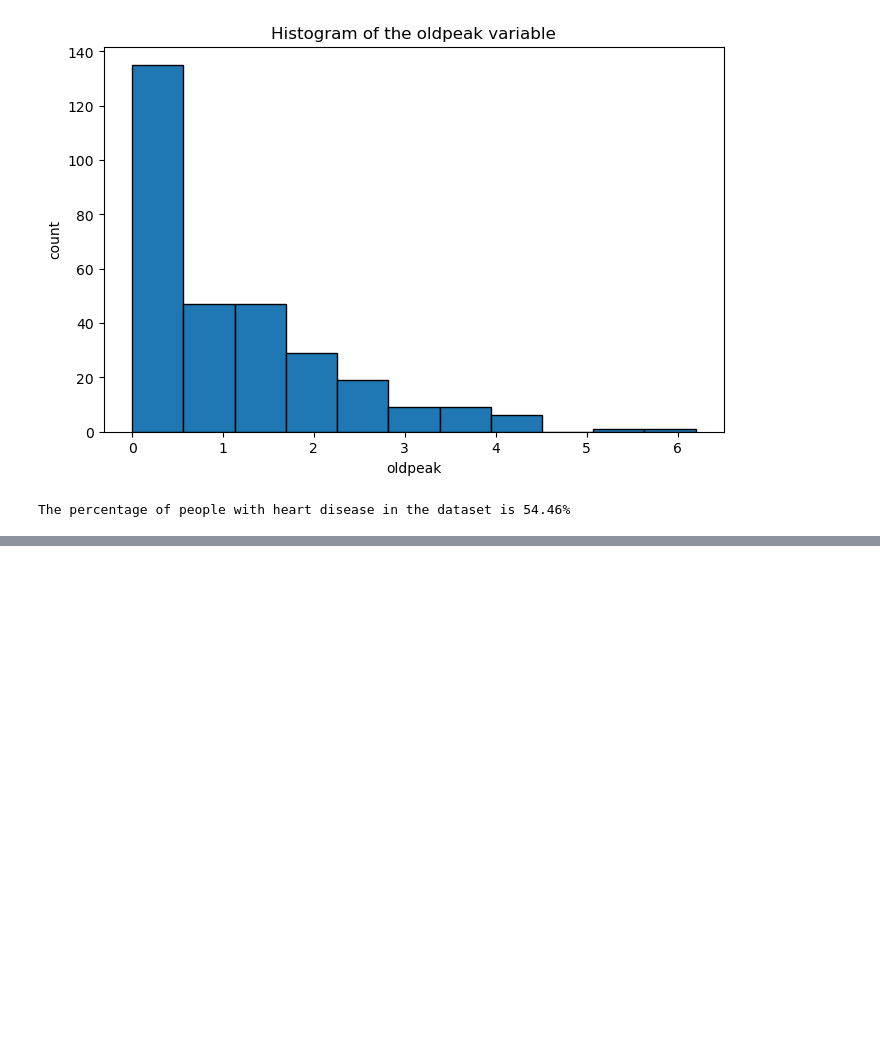
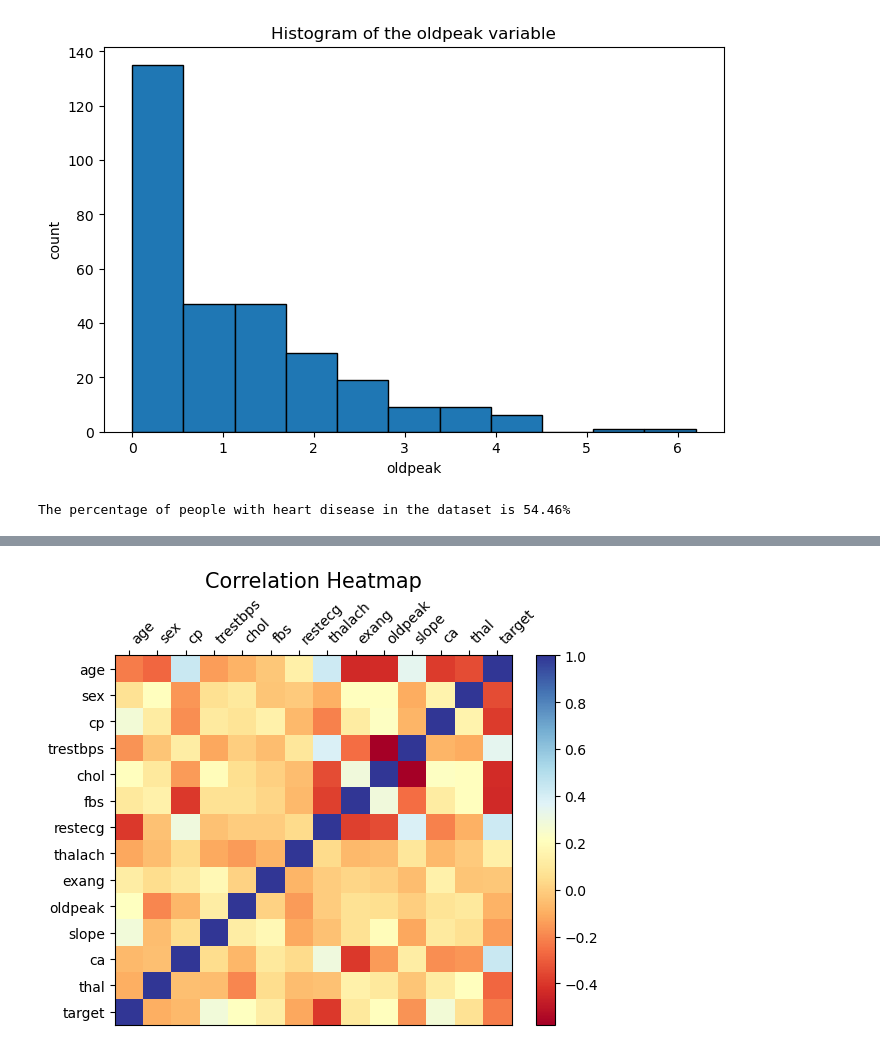
Before and after one commit to rhodri15/heart-disease-project, a Jupyter notebook: EDA.ipynb, the cells around one changed output, grey strips where cells are left out. Drawn from its saved outputs; the diff is of its cells as text; code cells hidden in the pictures; blank space fills up the shorter version.

```diff
--- a/EDA.ipynb
+++ b/EDA.ipynb
@@ -31,6 +30,24 @@ def get_boxplot(data, variable):
     plt.title('Boxplot of the ' + variable + ' variable')
     plt.ylabel(variable)
     return plt.show
+# %%
+def get_correlation_heatmap(corr_df):
+    x_axis_labels = list(corr_df.columns)
+    y_axis_labels = list(reversed(x_axis_labels))
+
+    fig, ax = plt.subplots()
+
+    ax.xaxis.tick_top()
+    ax.set_xticks([x + 0.5 for x in range(len(corr_df))])
+    ax.set_xticklabels(x_axis_labels, rotation=45, horizontalalignment='left')
+    ax.set_yticks([x + 0.5 for x in range(len(corr_df))])
+    ax.set_yticklabels(y_axis_labels)
+
+    pcm = ax.pcolormesh(corr_df, cmap='RdYlBu')
+    fig.colorbar(mappable=pcm, ax=ax)
+
+    ax.set_title('Correlation Heatmap', fontsize=15)
+    fig.show()
 # %%
 def mean(data, variable):
     """
@@ -109,3 +148,6 @@ heart_disease_rate = mean(df, 'target')
 print(f'The percentage of people with heart disease in the dataset is {round(100*heart_disease_rate, 2)}%')
 # %% [output]
 The percentage of people with heart disease in the dataset is 54.46%
+# %%
+corr_df = df.corr()
+corr_df
@@ -111,0 +170,4 @@ The percentage of people with heart disease in the dataset is 54.46%
+# %%
+get_correlation_heatmap(corr_df)
+# %% [output]
+[figure, added]
```
Also changed, not shown: parts of 5 cells of this notebook.
